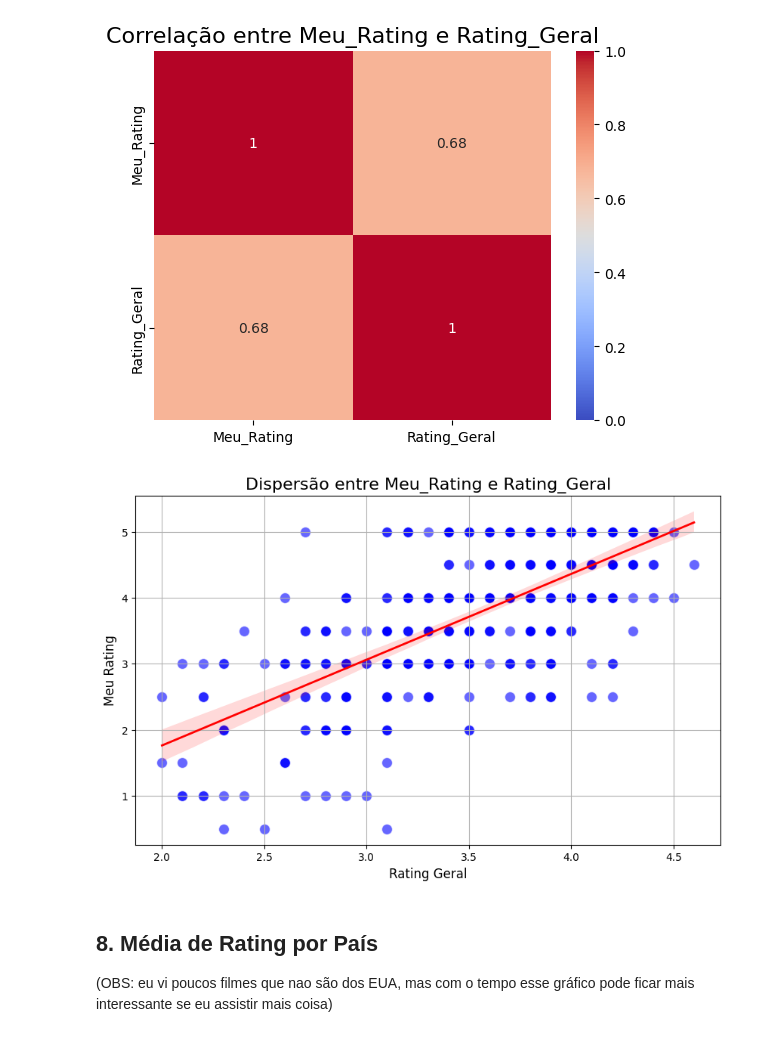
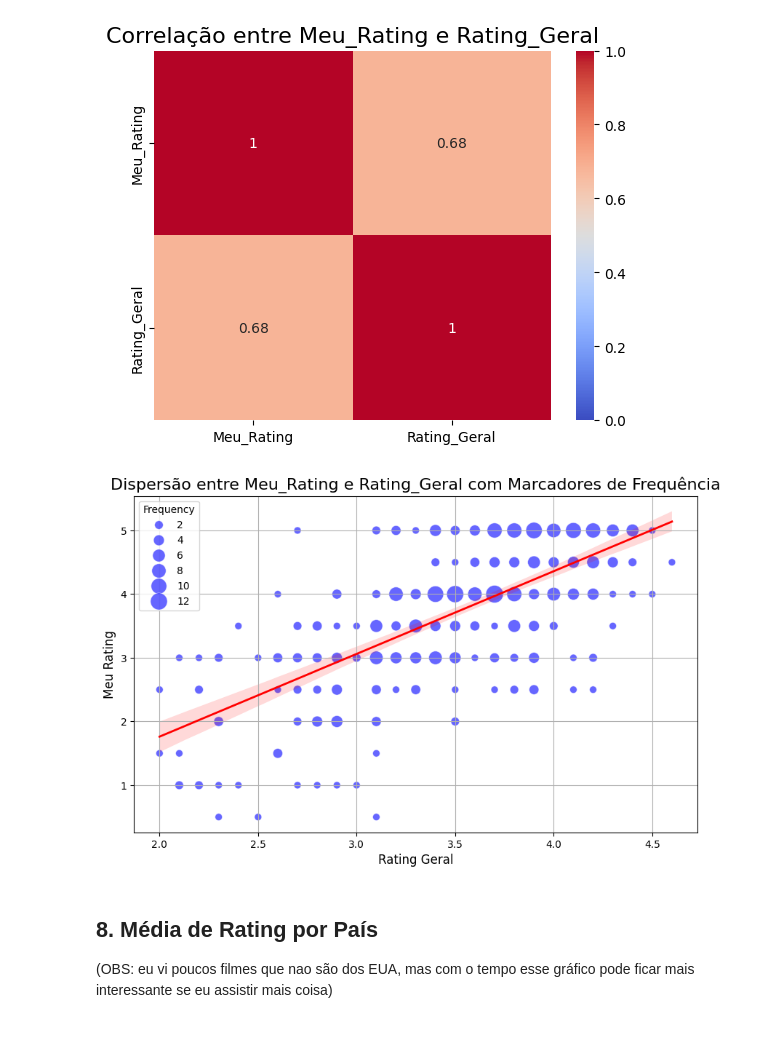
Before and after one commit to Gallicchio-Tavares/Desafio-Filmes, a Jupyter notebook: analise-meus-filmes.ipynb, the cells around one changed output. Saved outputs shown, nothing was run; the diff lists cells and outputs as text; code cells hidden in the pictures.

Commit message:
Melhora visualizacoes

```diff
--- a/analise-meus-filmes.ipynb
+++ b/analise-meus-filmes.ipynb
@@ -153,20 +152,27 @@ plt.show()
 # %% [output]
 [figure]
 # %%
-df_sem_na = df.dropna(subset=['Meu_Rating', 'Rating_Geral'])
+freq_df = df_sem_na.groupby(['Rating_Geral', 'Meu_Rating']).size().reset_index(name='Frequency')
 
+# Plot com marcadores de tamanho de acordo com a frequência
 plt.figure(figsize=(10, 6))
-sns.scatterplot(x='Rating_Geral', y='Meu_Rating', data=df_sem_na, color='blue', s=100, alpha=0.6)
-
+sns.scatterplot(
+    x='Rating_Geral',
+    y='Meu_Rating',
+    size='Frequency',
+    sizes=(50, 300),  # Tamanho mínimo e máximo dos marcadores
+    data=freq_df,
+    color='blue',
+    alpha=0.6
+)
 sns.regplot(x='Rating_Geral', y='Meu_Rating', data=df_sem_na, scatter=False, color='red', line_kws={"linewidth": 2})
-
-plt.title('Dispersão entre Meu_Rating e Rating_Geral', fontsize=16)
+plt.title('Dispersão entre Meu_Rating e Rating_Geral com Marcadores de Frequência', fontsize=16)
 plt.xlabel('Rating Geral', fontsize=12)
 plt.ylabel('Meu Rating', fontsize=12)
 plt.grid(True)
 plt.show()
 # %% [output]
-[figure, old version]
+[figure, new version]
 # %% [markdown]
 ## 8. Média de Rating por País
 
```
Also changed, not shown: parts of 1 cell of this notebook.
